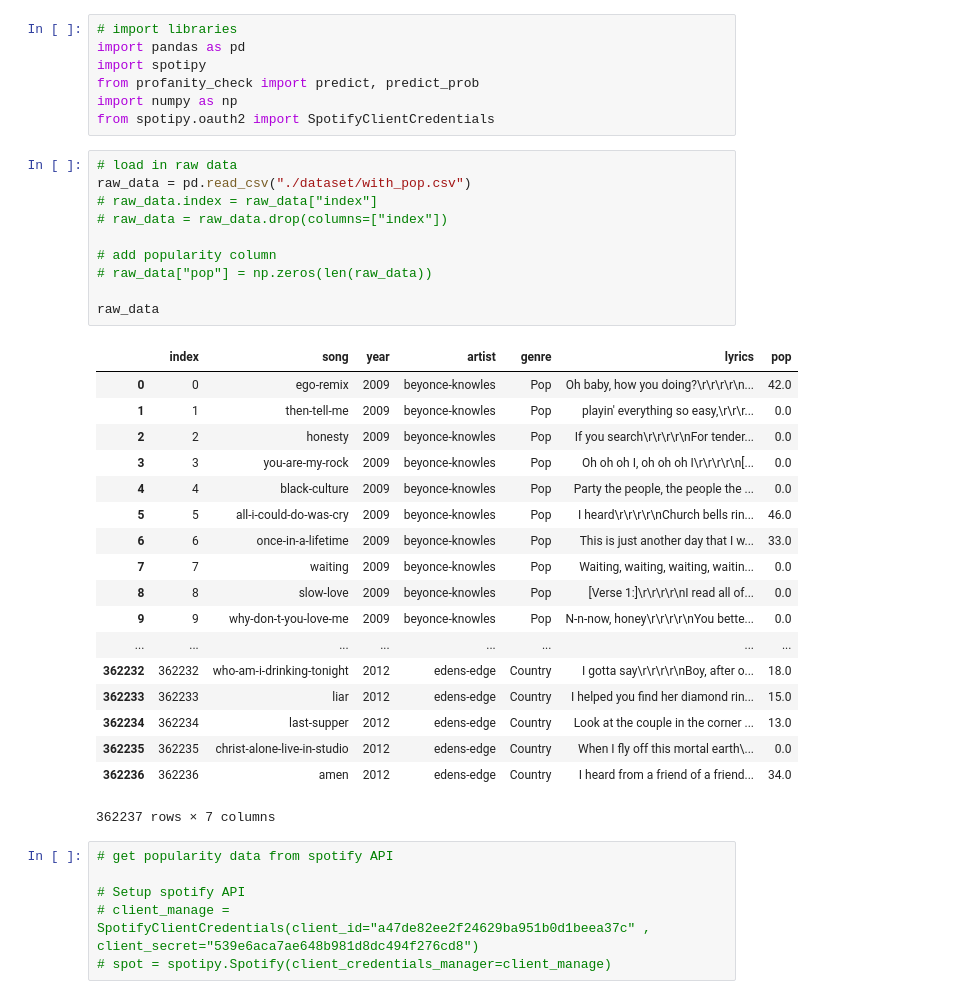
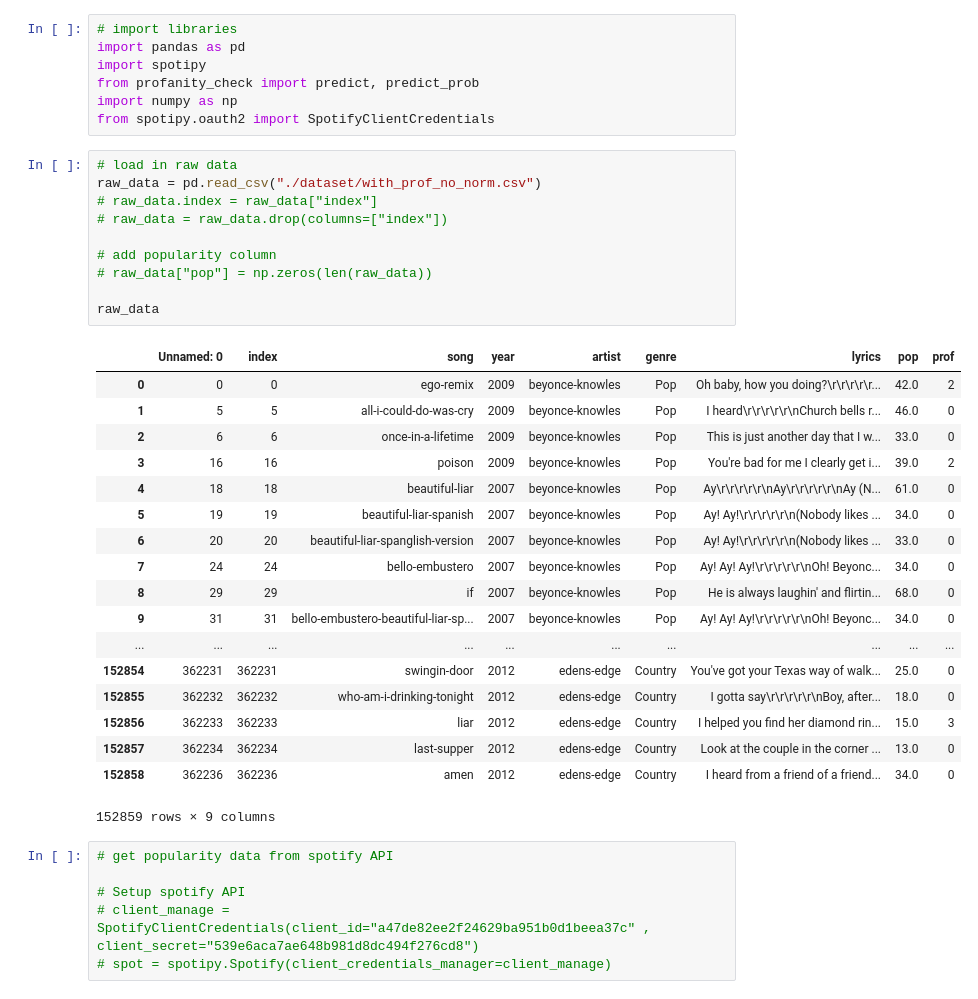
Before and after one commit to igneel73/Swearpop, a Jupyter notebook: Final Report.ipynb, the cells around one changed output. Drawn from its saved outputs; the diff is of its cells as text.

Commit message:
cleaned lyrics added prof

```diff
--- a/Final Report.ipynb
+++ b/Final Report.ipynb
@@ -26,33 +26,33 @@ import numpy as np
 from spotipy.oauth2 import SpotifyClientCredentials
 # %%
 # load in raw data
-raw_data = pd.read_csv("./dataset/with_pop.csv")
+raw_data = pd.read_csv("./dataset/with_prof_no_norm.csv")
 # raw_data.index = raw_data["index"]
 # raw_data = raw_data.drop(columns=["index"])
 
 # add popularity column
 # raw_data["pop"] = np.zeros(len(raw_data))
 
 raw_data
 # %% [output]
-|  | index | song | year | artist | genre | lyrics | pop |
-| 0 | 0 | ego-remix | 2009 | beyonce-knowles | Pop | Oh baby, how you doing?\r\r\r\r\n... | 42.0 |
-| 1 | 1 | then-tell-me | 2009 | beyonce-knowles | Pop | playin' everything so easy,\r\r\r... | 0.0 |
-| 2 | 2 | honesty | 2009 | beyonce-knowles | Pop | If you search\r\r\r\r\nFor tender... | 0.0 |
-| 3 | 3 | you-are-my-rock | 2009 | beyonce-knowles | Pop | Oh oh oh I, oh oh oh I\r\r\r\r\n[... | 0.0 |
-| 4 | 4 | black-culture | 2009 | beyonce-knowles | Pop | Party the people, the people the ... | 0.0 |
-| 5 | 5 | all-i-could-do-was-cry | 2009 | beyonce-knowles | Pop | I heard\r\r\r\r\nChurch bells rin... | 46.0 |
-| 6 | 6 | once-in-a-lifetime | 2009 | beyonce-knowles | Pop | This is just another day that I w... | 33.0 |
-| 7 | 7 | waiting | 2009 | beyonce-knowles | Pop | Waiting, waiting, waiting, waitin... | 0.0 |
-| 8 | 8 | slow-love | 2009 | beyonce-knowles | Pop | [Verse 1:]\r\r\r\r\nI read all of... | 0.0 |
-| 9 | 9 | why-don-t-you-love-me | 2009 | beyonce-knowles | Pop | N-n-now, honey\r\r\r\r\nYou bette... | 0.0 |
-| ... | ... | ... | ... | ... | ... | ... | ... |
-| 362232 | 362232 | who-am-i-drinking-tonight | 2012 | edens-edge | Country | I gotta say\r\r\r\r\nBoy, after o... | 18.0 |
-| 362233 | 362233 | liar | 2012 | edens-edge | Country | I helped you find her diamond rin... | 15.0 |
-| 362234 | 362234 | last-supper | 2012 | edens-edge | Country | Look at the couple in the corner ... | 13.0 |
-| 362235 | 362235 | christ-alone-live-in-studio | 2012 | edens-edge | Country | When I fly off this mortal earth\... | 0.0 |
-| 362236 | 362236 | amen | 2012 | edens-edge | Country | I heard from a friend of a friend... | 34.0 |
+|  | Unnamed: 0 | index | song | year | artist | genre | lyrics | pop | prof |
+| 0 | 0 | 0 | ego-remix | 2009 | beyonce-knowles | Pop | Oh baby, how you doing?\r\r\r\r\r... | 42.0 | 2 |
+| 1 | 5 | 5 | all-i-could-do-was-cry | 2009 | beyonce-knowles | Pop | I heard\r\r\r\r\r\nChurch bells r... | 46.0 | 0 |
+| 2 | 6 | 6 | once-in-a-lifetime | 2009 | beyonce-knowles | Pop | This is just another day that I w... | 33.0 | 0 |
+| 3 | 16 | 16 | poison | 2009 | beyonce-knowles | Pop | You're bad for me I clearly get i... | 39.0 | 2 |
+| 4 | 18 | 18 | beautiful-liar | 2007 | beyonce-knowles | Pop | Ay\r\r\r\r\r\nAy\r\r\r\r\r\nAy (N... | 61.0 | 0 |
+| 5 | 19 | 19 | beautiful-liar-spanish | 2007 | beyonce-knowles | Pop | Ay! Ay!\r\r\r\r\r\n(Nobody likes ... | 34.0 | 0 |
+| 6 | 20 | 20 | beautiful-liar-spanglish-version | 2007 | beyonce-knowles | Pop | Ay! Ay!\r\r\r\r\r\n(Nobody likes ... | 33.0 | 0 |
+| 7 | 24 | 24 | bello-embustero | 2007 | beyonce-knowles | Pop | Ay! Ay! Ay!\r\r\r\r\r\nOh! Beyonc... | 34.0 | 0 |
+| 8 | 29 | 29 | if | 2007 | beyonce-knowles | Pop | He is always laughin' and flirtin... | 68.0 | 0 |
+| 9 | 31 | 31 | bello-embustero-beautiful-liar-sp... | 2007 | beyonce-knowles | Pop | Ay! Ay! Ay!\r\r\r\r\r\nOh! Beyonc... | 34.0 | 0 |
+| ... | ... | ... | ... | ... | ... | ... | ... | ... | ... |
+| 152854 | 362231 | 362231 | swingin-door | 2012 | edens-edge | Country | You've got your Texas way of walk... | 25.0 | 0 |
+| 152855 | 362232 | 362232 | who-am-i-drinking-tonight | 2012 | edens-edge | Country | I gotta say\r\r\r\r\r\nBoy, after... | 18.0 | 0 |
+| 152856 | 362233 | 362233 | liar | 2012 | edens-edge | Country | I helped you find her diamond rin... | 15.0 | 3 |
+| 152857 | 362234 | 362234 | last-supper | 2012 | edens-edge | Country | Look at the couple in the corner ... | 13.0 | 0 |
+| 152858 | 362236 | 362236 | amen | 2012 | edens-edge | Country | I heard from a friend of a friend... | 34.0 | 0 |
-362237 rows × 7 columns
+152859 rows × 9 columns
 # %%
 # get popularity data from spotify API
 
```
Also changed, not shown: parts of 4 cells of this notebook.
